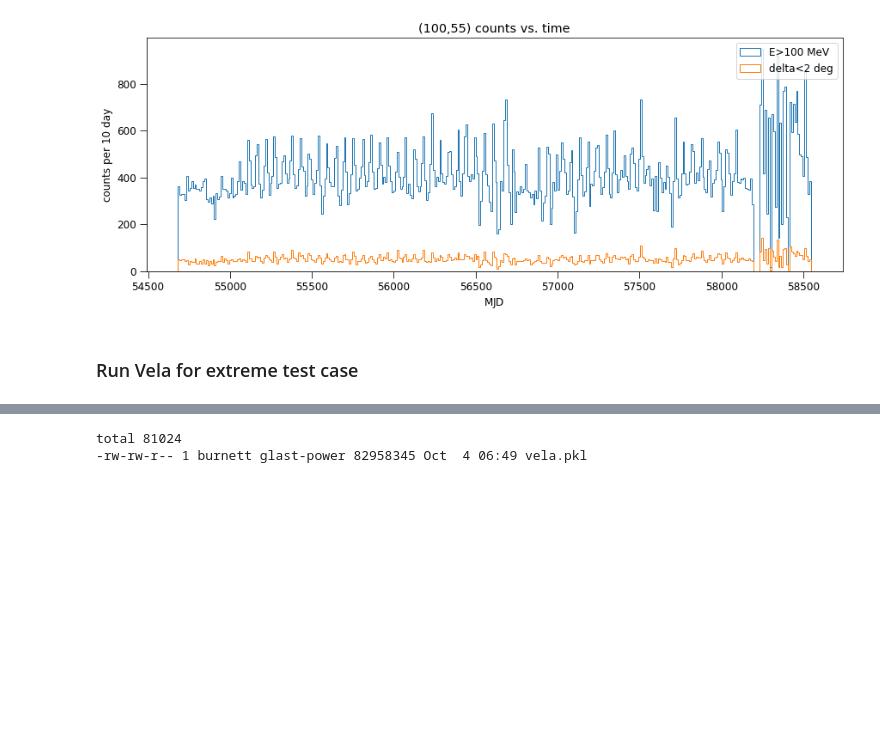
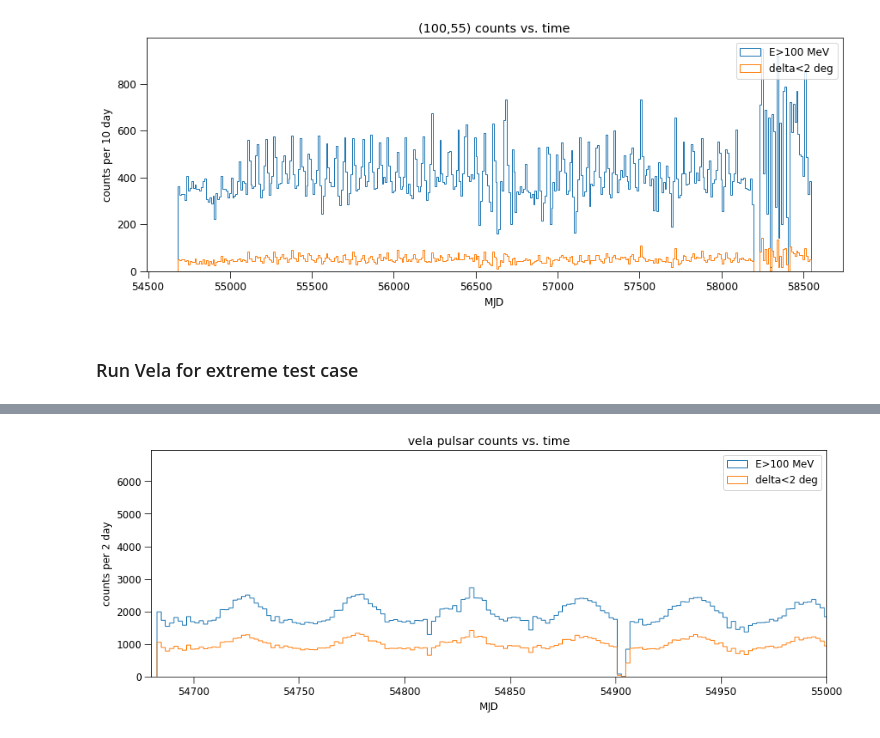
Before and after one commit to tburnett/lat-timing, a Jupyter notebook: notebooks/Check a pulsar candidate.ipynb, the cells around one changed output, grey strips where cells are left out. Saved outputs shown, nothing was run; the diff lists cells and outputs as text; code cells hidden in the pictures; blank space fills up the shorter version.

```diff
--- a/notebooks/Check a pulsar candidate.ipynb
+++ b/notebooks/Check a pulsar candidate.ipynb
@@ -45,5 +80,4 @@ df.to_pickle('../data/vela.pkl')
-# %%
-ls -l ../data
-# %% [output]
-total 81024
--rw-rw-r-- 1 burnett glast-power 82958345 Oct  4 06:49 vela.pkl
+# %%
+vela_data.plot_time(delta_t=2, xlim=(54680, 55000));
+# %% [output]
+[figure, added]
```
Also changed, not shown: parts of 5 cells of this notebook, 3 other files.
